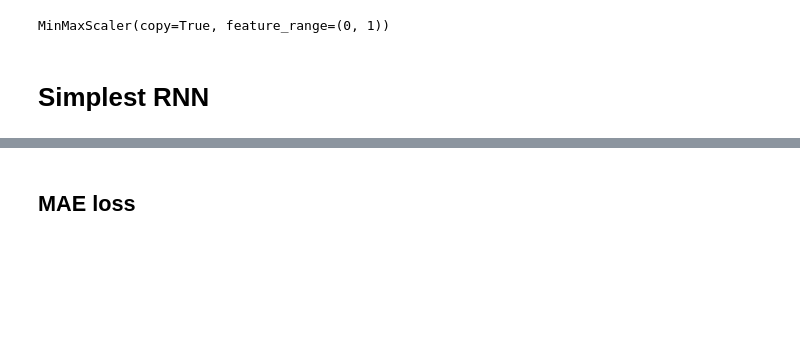
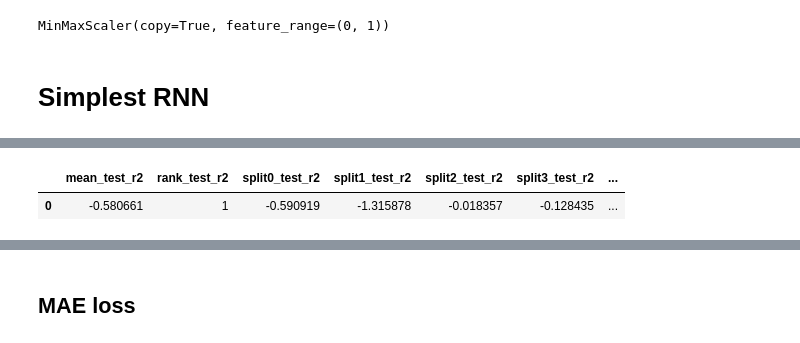
Before and after one commit to hrosspet/qminers, a Jupyter notebook: lstm.ipynb, the cells around one changed output, grey strips where cells are left out. Drawn from its saved outputs; the diff is of its cells as text; code cells hidden in the pictures; blank space fills up the shorter version.

```diff
--- a/lstm.ipynb
+++ b/lstm.ipynb
@@ -118,0 +494,2 @@ def get_data_generator(data, batch_size, sequence_length, training=True):
+# %%
+grid_search.fit(data_train_val_x, data_train_val_y)
@@ -118,0 +545,8 @@ def get_data_generator(data, batch_size, sequence_length, training=True):
+# %%
+results = pd.DataFrame(grid_search.cv_results_)
+selected_columns = [x for x in results.columns if 'test_r2' in x]
+results = results[sorted(selected_columns)]
+results
+# %% [output]
+|  | mean_test_r2 | rank_test_r2 | split0_test_r2 | split1_test_r2 | split2_test_r2 | split3_test_r2 | ... |
+| 0 | -0.580661 | 1 | -0.590919 | -1.315878 | -0.018357 | -0.128435 | ... |
```
Also changed, not shown: parts of 37 cells of this notebook.
